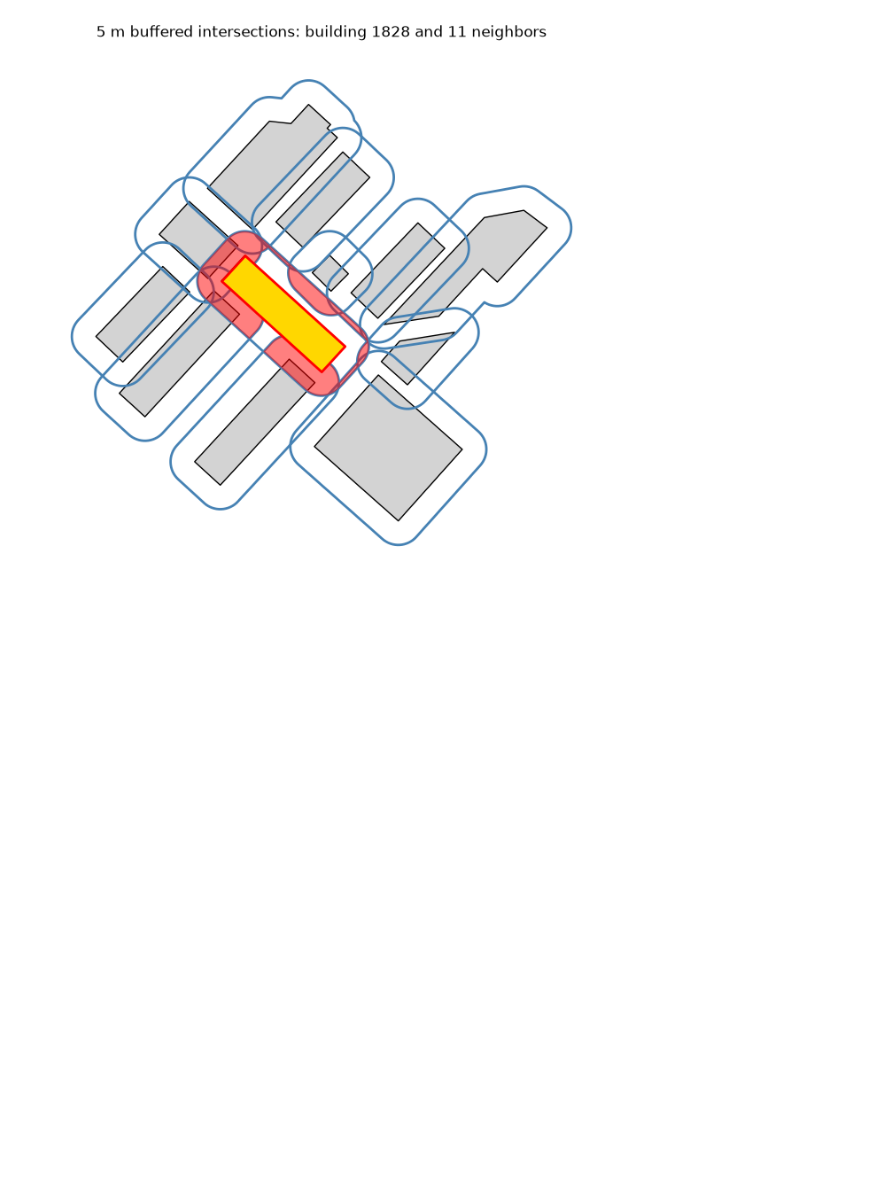
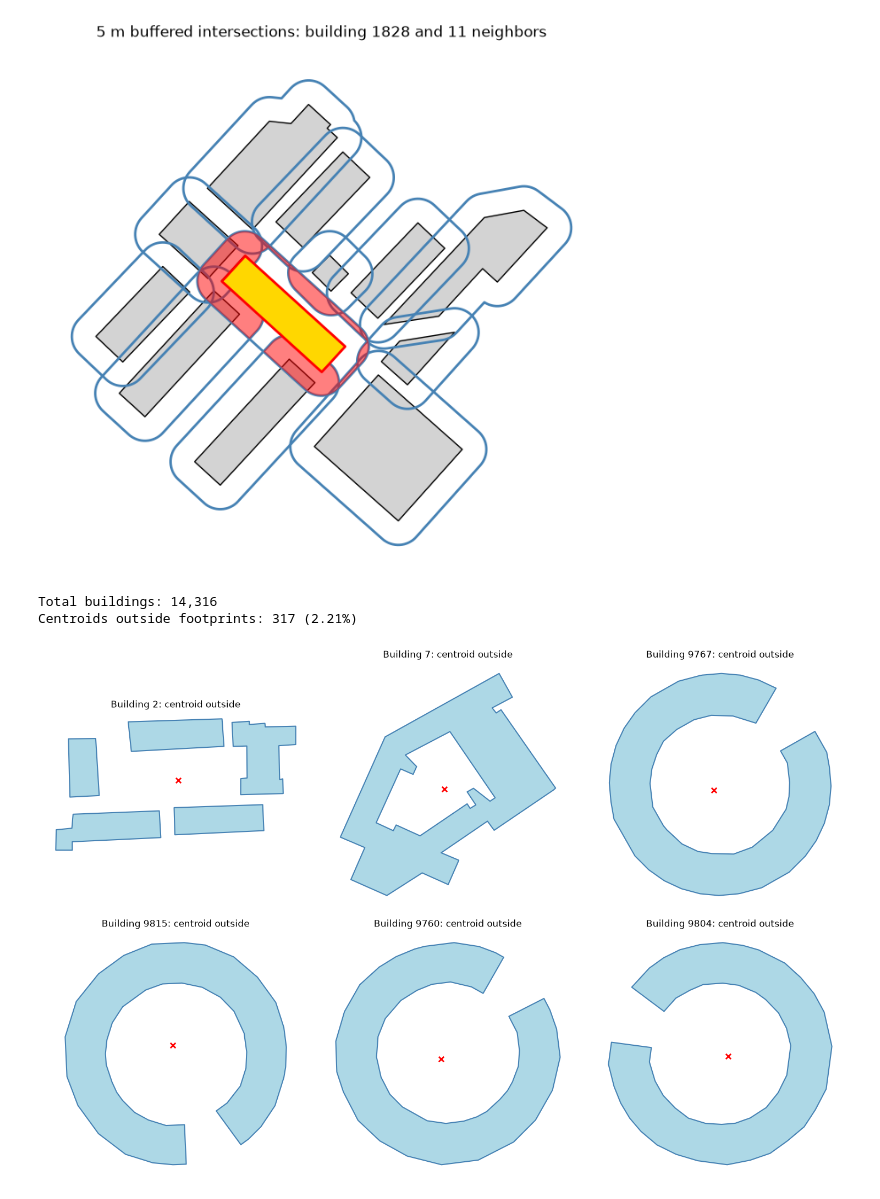
Before and after one commit to aarshiagupta/property-footprint-intelligence, a Jupyter notebook: notebooks/footprint_analysis/92037_la_jolla.ipynb, the cells around one changed output. Drawn from its saved outputs; the diff is of its cells as text; code cells hidden in the pictures; blank space fills up the shorter version.

```diff
--- a/notebooks/footprint_analysis/92037_la_jolla.ipynb
+++ b/notebooks/footprint_analysis/92037_la_jolla.ipynb
@@ -259,3 +259,54 @@ plt.show()
 [figure]
 [figure]
 [figure]
+# %%
+# Computing centroid
+valid = buildings[buildings.geometry.notna()].copy()
+centroids = valid.geometry.centroid
+
+centroid_inside = valid.geometry.covers(centroids)
+n_total = len(valid)
+# centroids that don't fall within building footprint
+n_outside = int((~centroid_inside).sum())
+pct_outside = 100 * n_outside / n_total
+
+print(f"Total buildings: {n_total:,}")
+print(f"Centroids outside footprints: {n_outside:,} ({pct_outside:.2f}%)")
+
+outside = valid.loc[~centroid_inside].copy()
+outside["centroid"] = centroids.loc[outside.index]
+outside["distance_m"] = outside.geometry.distance(outside["centroid"])
+outside = outside.sort_values("distance_m", ascending=False)
+
+example_ids = outside.index[:6]
+
+fig, axes = plt.subplots(2, 3, figsize=(15, 10))
+
+# plotting buildings with centroids outside of building footprint
+for ax, idx in zip(axes.ravel(), example_ids):
+    footprint = gpd.GeoSeries([valid.loc[idx].geometry], crs=buildings.crs)
+    centroid = gpd.GeoSeries([centroids.loc[idx]], crs=buildings.crs)
+
+    footprint.plot(
+        ax=ax,
+        facecolor="lightblue",
+        edgecolor="steelblue",
+        linewidth=1.5,
+    )
+    centroid.plot(
+        ax=ax,
+        color="red",
+        marker="x",
+        markersize=45,
+        linewidth=2,
+    )
+
+    ax.set_title(f"Building {idx}: centroid outside")
+    ax.set_axis_off()
+
+plt.tight_layout()
+plt.show()
+# %% [output]
+Total buildings: 14,316
+Centroids outside footprints: 317 (2.21%)
+[figure, added]
```
Also changed, not shown: parts of 1 cell of this notebook.
